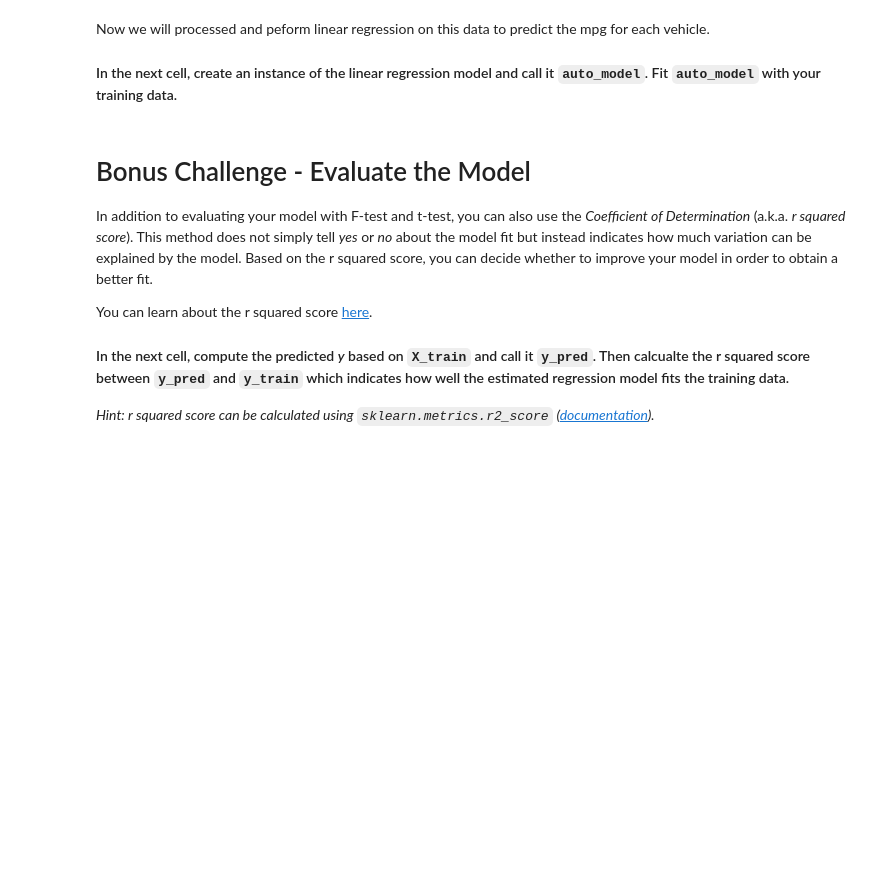
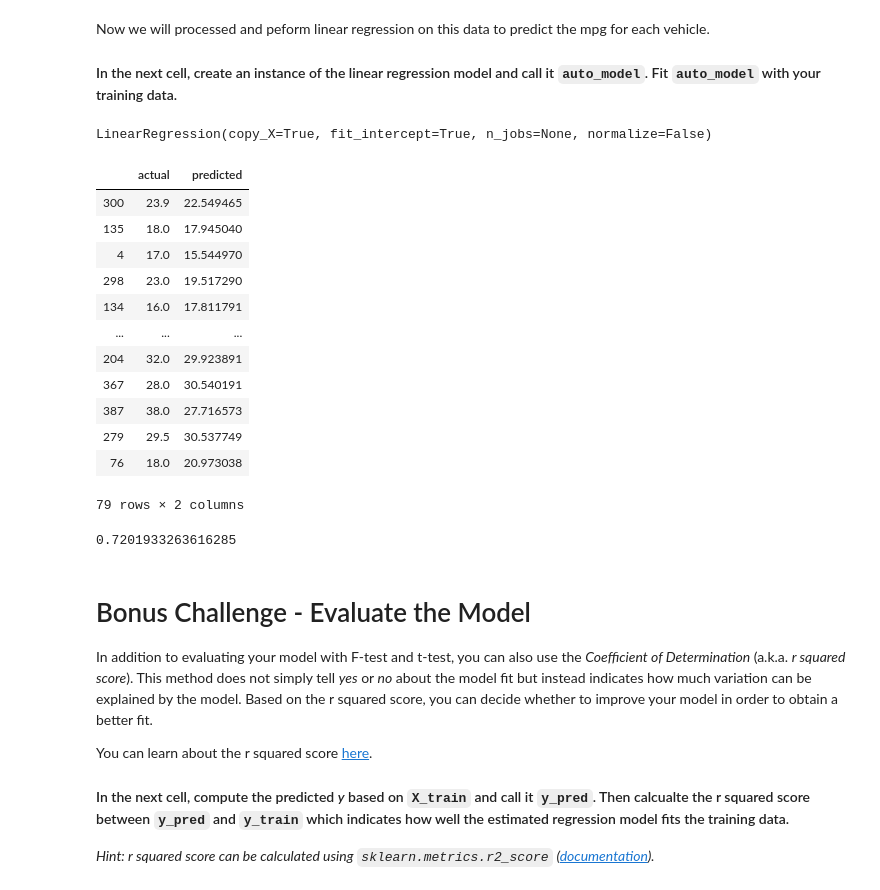
Before and after one commit to paoloironhack/data_analytics062020, a Jupyter notebook: labs/module_3/Supervised-Sklearn/your-code/main.ipynb, the cells around one changed output. Drawn from its saved outputs; the diff is of its cells as text; code cells hidden in the pictures; blank space fills up the shorter version.

```diff
--- a/labs/module_3/Supervised-Sklearn/your-code/main.ipynb
+++ b/labs/module_3/Supervised-Sklearn/your-code/main.ipynb
@@ -163,0 +316,3 @@ Check the dataset for missing values and remove all rows containing at least one
+# %%
+auto=new_auto
+len(auto)
@@ -173,3 +338,4 @@ Assign the predictor and response training data to `X_train` and `y_train` respe
 *Hint: To separate data for training and test, use the `train_test_split` method we used in previous labs.*
 # %%
 # Your code here:
+auto.drop('car_name' , axis='columns',inplace=True)
@@ -179,3 +349,29 @@ Now we will processed and peform linear regression on this data to predict the m
 #### In the next cell, create an instance of the linear regression model and call it `auto_model`. Fit `auto_model` with your training data.
 # %%
 # Your code here:
+auto_model = linear_model.LinearRegression()
+auto_model.fit(X_train, y_train)
+# %% [output]
+LinearRegression(copy_X=True, fit_intercept=True, n_jobs=None, normalize=False)
+# %%
+y_pred = auto_model.predict(X_test)
+auto_result = pd.DataFrame({"actual":y_test,"predicted":y_pred})
+auto_result
+# %% [output]
+|  | actual | predicted |
+| 300 | 23.9 | 22.549465 |
+| 135 | 18.0 | 17.945040 |
+| 4 | 17.0 | 15.544970 |
+| 298 | 23.0 | 19.517290 |
+| 134 | 16.0 | 17.811791 |
+| ... | ... | ... |
+| 204 | 32.0 | 29.923891 |
+| 367 | 28.0 | 30.540191 |
+| 387 | 38.0 | 27.716573 |
+| 279 | 29.5 | 30.537749 |
+| 76 | 18.0 | 20.973038 |
+79 rows × 2 columns
+# %%
+auto_model.score(X_test, y_test)
+# %% [output]
+0.7201933263616285
```
Also changed, not shown: parts of 43 cells of this notebook.
